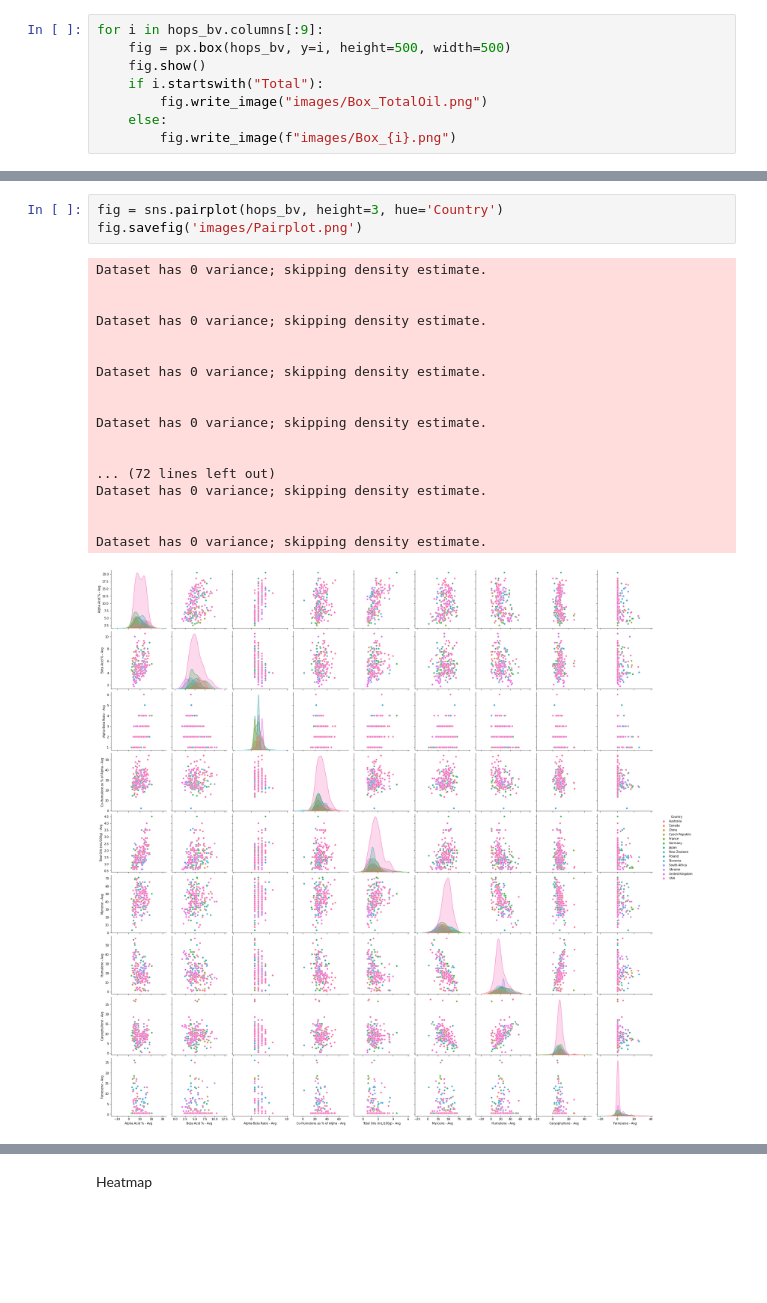
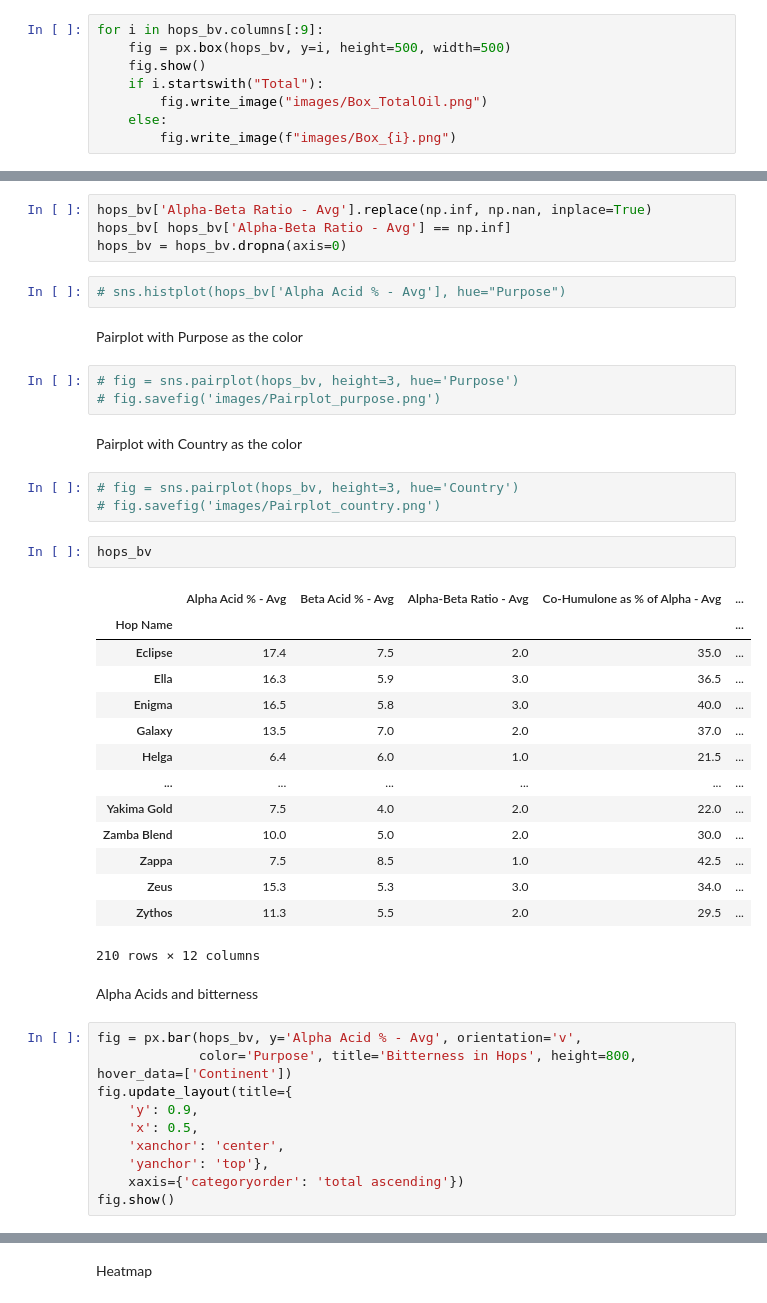
Before and after one commit to rc-9/Beer_Hops_Analysis, a Jupyter notebook: Visuals_Tomer.ipynb, the cells around one changed output, grey strips where cells are left out. Drawn from its saved outputs; the diff is of its cells as text; blank space fills up the shorter version.

Commit message:
Made changes/additions. Need to change name.

```diff
--- a/Visuals_Tomer.ipynb
+++ b/Visuals_Tomer.ipynb
@@ -196,22 +204,45 @@ Pairplot
+# %%
+hops_bv['Alpha-Beta Ratio - Avg'].replace(np.inf, np.nan, inplace=True)
+hops_bv[ hops_bv['Alpha-Beta Ratio - Avg'] == np.inf]
+hops_bv = hops_bv.dropna(axis=0)
+# %%
+# sns.histplot(hops_bv['Alpha Acid % - Avg'], hue="Purpose")
+# %% [markdown]
+Pairplot with Purpose as the color
+# %%
+# fig = sns.pairplot(hops_bv, height=3, hue='Purpose')
+# fig.savefig('images/Pairplot_purpose.png')
+# %% [markdown]
+Pairplot with Country as the color
 # %%
-fig = sns.pairplot(hops_bv, height=3, hue='Country')
-fig.savefig('images/Pairplot.png')
+# fig = sns.pairplot(hops_bv, height=3, hue='Country')
+# fig.savefig('images/Pairplot_country.png')
-# %% [output]
-Dataset has 0 variance; skipping density estimate.
-
-
-Dataset has 0 variance; skipping density estimate.
-
-
-Dataset has 0 variance; skipping density estimate.
-
-
-Dataset has 0 variance; skipping density estimate.
-
-
-... (72 lines left out)
-Dataset has 0 variance; skipping density estimate.
-
-
-Dataset has 0 variance; skipping density estimate.
-[figure, removed]
+# %%
+hops_bv
+# %% [output]
+|  | Alpha Acid % - Avg | Beta Acid % - Avg | Alpha-Beta Ratio - Avg | Co-Humulone as % of Alpha - Avg | ... |
+| Hop Name |  |  |  |  | ... |
+| Eclipse | 17.4 | 7.5 | 2.0 | 35.0 | ... |
+| Ella | 16.3 | 5.9 | 3.0 | 36.5 | ... |
+| Enigma | 16.5 | 5.8 | 3.0 | 40.0 | ... |
+| Galaxy | 13.5 | 7.0 | 2.0 | 37.0 | ... |
+| Helga | 6.4 | 6.0 | 1.0 | 21.5 | ... |
+| ... | ... | ... | ... | ... | ... |
+| Yakima Gold | 7.5 | 4.0 | 2.0 | 22.0 | ... |
+| Zamba Blend | 10.0 | 5.0 | 2.0 | 30.0 | ... |
+| Zappa | 7.5 | 8.5 | 1.0 | 42.5 | ... |
+| Zeus | 15.3 | 5.3 | 3.0 | 34.0 | ... |
+| Zythos | 11.3 | 5.5 | 2.0 | 29.5 | ... |
+210 rows × 12 columns
+# %% [markdown]
+Alpha Acids and bitterness
+# %%
+fig = px.bar(hops_bv, y='Alpha Acid % - Avg', orientation='v',
+             color='Purpose', title='Bitterness in Hops', height=800, hover_data=['Continent'])
+fig.update_layout(title={
+    'y': 0.9,
+    'x': 0.5,
+    'xanchor': 'center',
+    'yanchor': 'top'},
+    xaxis={'categoryorder': 'total ascending'})
+fig.show()
```
Also changed, not shown: parts of 11 cells of this notebook.
